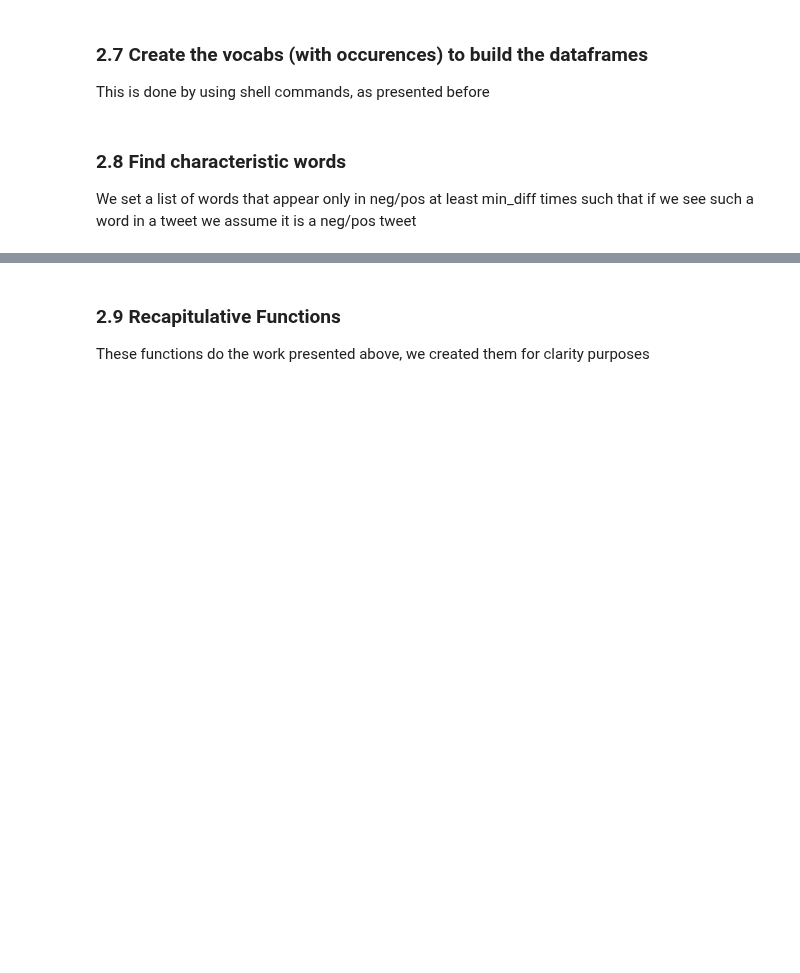
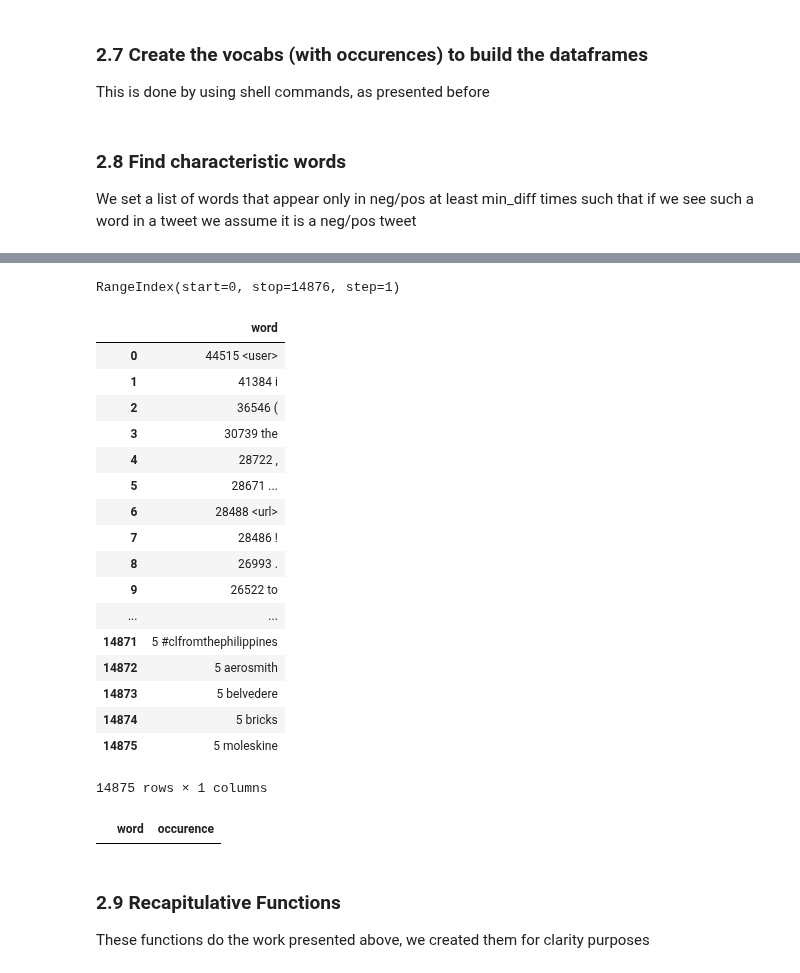
Before and after one commit to overmode/ML_project2, a Jupyter notebook: Data_exploration/Vocal handling_up_to_date.ipynb, the cells around one changed output, grey strips where cells are left out. Cells and saved outputs as stored; diff of their text form; code cells hidden in the pictures; blank space fills up the shorter version.

```diff
--- a/Data_exploration/Vocal handling_up_to_date.ipynb
+++ b/Data_exploration/Vocal handling_up_to_date.ipynb
@@ -341,4 +326,2 @@ Time elpased (hh:mm:ss.ms) 0:00:02.082462
 export data
-# %%
-df = pd.read_table(filepath_or_buffer = filepath, encoding="utf-8", quoting=csv.QUOTE_NONE,  header=None, names=["word"])
 # %%
@@ -349,3 +344,55 @@ UnicodeDecodeError: 'utf-8' codec can't decode byte 0x93 in position 2: invalid
+# %%
+df.index
+# %% [output]
+RangeIndex(start=0, stop=14876, step=1)
+# %%
+
+def remove_blanks(df):
+    for k in len(df):
+        if len(df[k].split()) != 2:
+            df.drop(df.index[k])
+
+def split(x) :
+    return x.split()
+
+def remove_blanks(df):
+    for k in df.index:
+        #print(df.loc[k]["word"])
+        if len(df.loc[k]["word"].split()) != 2:
+                df = df[df.index!= k]
+                print(k)
+                print("YO")
+    return df
+
+#import tweets
+preprocessed_neg = import_("preprocessed_neg")
+preprocessed_pos = import_("preprocessed_pos")
+preprocessed_test = import_("preprocessed_test")
+
+df = pd.read_table(filepath_or_buffer = "preprocessed_vocab_neg", encoding="utf-8",  header=None, names=["word"])
+# %% [output]
+|  | word |
+| 0 | 44515 <user> |
+| 1 | 41384 i |
+| 2 | 36546 ( |
+| 3 | 30739 the |
+| 4 | 28722 , |
+| 5 | 28671 ... |
+| 6 | 28488 <url> |
+| 7 | 28486 ! |
+| 8 | 26993 . |
+| 9 | 26522 to |
+| ... | ... |
+| 14871 | 5 #clfromthephilippines |
+| 14872 | 5 aerosmith |
+| 14873 | 5 belvedere |
+| 14874 | 5 bricks |
+| 14875 | 5 moleskine |
+14875 rows × 1 columns
+# %%
+df
+# %% [output]
+|  | word | occurence |
 # %% [markdown]
 ### 2.9 Recapitulative Functions
 These functions do the work presented above, we created them for clarity purposes
```
Also changed, not shown: parts of 4 cells of this notebook, 14 other files.
